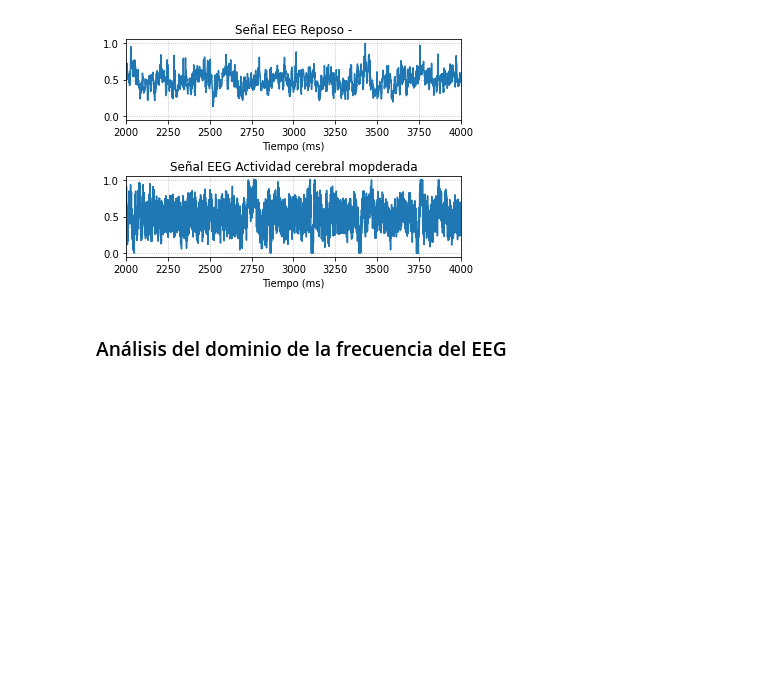
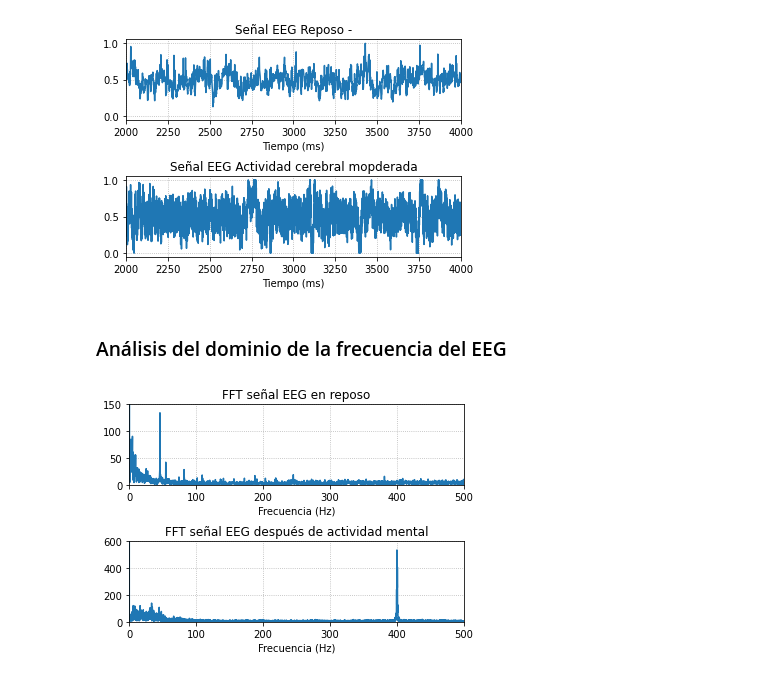
Before and after one commit to fruizg/Introduccion_de_senales, a Jupyter notebook: ISB/Laboratorios/Lab5_EEG/ProcesamientoSenal_BITalino.ipynb, the cells around one changed output. Saved outputs shown, nothing was run; the diff lists cells and outputs as text; code cells hidden in the pictures; blank space fills up the shorter version.

Commit message:
Analisis en dominio de la frecuencia

```diff
--- a/ISB/Laboratorios/Lab5_EEG/ProcesamientoSenal_BITalino.ipynb
+++ b/ISB/Laboratorios/Lab5_EEG/ProcesamientoSenal_BITalino.ipynb
@@ -86,15 +86,39 @@ plt.show()
 # %%
 # Aplicamos FFT a la primera señal
 X1 = np.fft.fft(y1)
 X1 = np.abs(X1)
 N1 = len(y1)
 f1 = (Fs) * (np.arange(1,N1+1)/N1)
 
 #Aplicamos FFT a la segunda señal
-
 X2 = np.fft.fft(y2)
 X2 = np.abs(X2)
 N2 = len(y2)
-f2 = (Fs)* (np.arange(0,(int)(N2/2)+1))
+f2 = (Fs)* (np.arange(1,N2+1)/N2)
 
-#Graficamos el dominio del tiempo de ambas señales
+#Graficamos el dominio del tiempo de ambas señalesplt.figure()
+plt.figure()
+plt.subplot(2,1,1)
+plt.subplots_adjust(hspace=0.7)
+plt.title("FFT señal EEG en reposo")    # graficamos la señal
+plt.grid(linestyle=":")
+plt.xlabel("Frecuencia (Hz)")
+plt.plot(f1,X1)
+plt.xlim((0, Fs/2))
+plt.ylim(0,150)
+
+
+plt.subplot(2,1,2)
+plt.title("FFT señal EEG después de actividad mental")    # graficamos la señal
+plt.grid(linestyle=":")
+plt.xlabel("Frecuencia (Hz)")
+plt.plot(f2,X2)
+plt.xlim((0, Fs/2))
+plt.ylim(0,600)
+
+
+fig = plt.gcf()
+fig.set_facecolor('white')
+#plt.savefig('FFT_Sujeto1.png', transparent=False, )
+# %% [output]
+[figure, added]
```
Also changed, not shown: parts of 5 cells of this notebook.
